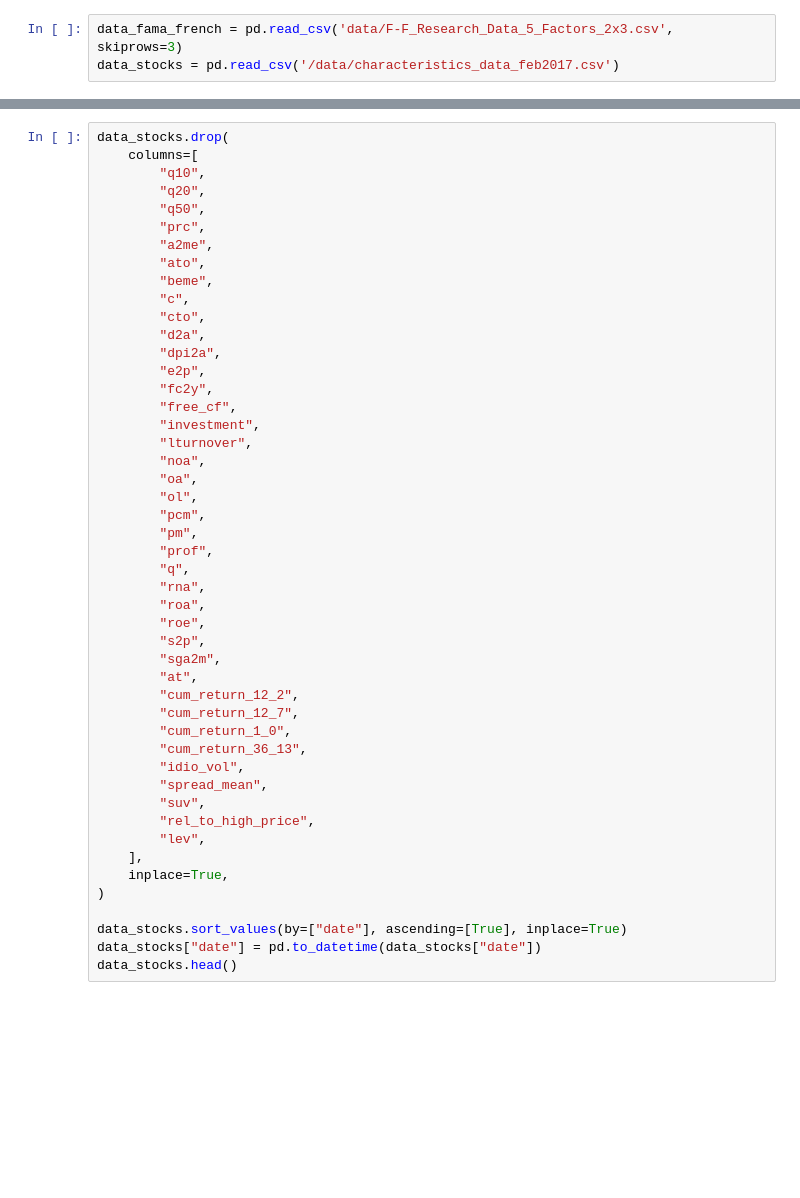
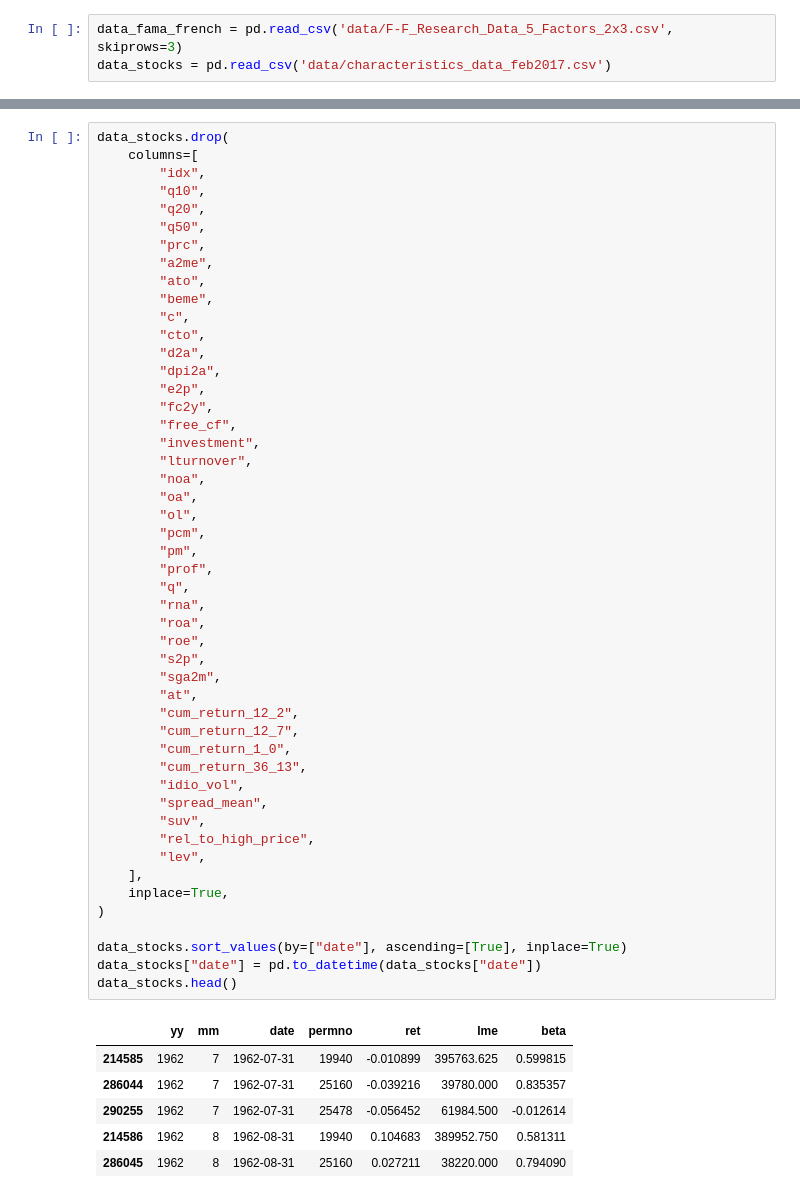
Before and after one commit to evucelic/HMM-Market-Regime-Estimation, a Jupyter notebook: main.ipynb, the cells around one changed output, grey strips where cells are left out. Saved outputs shown, nothing was run; the diff lists cells and outputs as text; blank space fills up the shorter version.

```diff
--- a/main.ipynb
+++ b/main.ipynb
@@ -6,6 +7,6 @@ import matplotlib.pyplot as plt
 # %%
 data_fama_french = pd.read_csv('data/F-F_Research_Data_5_Factors_2x3.csv', skiprows=3)
-data_stocks = pd.read_csv('/data/characteristics_data_feb2017.csv')
+data_stocks = pd.read_csv('data/characteristics_data_feb2017.csv')
 # %%
 data_fama_french['Date'] = pd.to_datetime(data_fama_french['Date'], format='%Y%m')
 data_fama_french = data_fama_french.set_index('Date')
@@ -30,6 +31,7 @@ data_fama_french
 # %%
 data_stocks.drop(
     columns=[
+        "idx",
         "q10",
         "q20",
         "q50",
@@ -48,30 +50,37 @@ data_stocks.drop(
         "lturnover",
         "noa",
         "oa",
         "ol",
         "pcm",
         "pm",
         "prof",
         "q",
         "rna",
         "roa",
         "roe",
         "s2p",
         "sga2m",
         "at",
         "cum_return_12_2",
         "cum_return_12_7",
         "cum_return_1_0",
         "cum_return_36_13",
         "idio_vol",
         "spread_mean",
         "suv",
         "rel_to_high_price",
         "lev",
     ],
     inplace=True,
 )
 
 data_stocks.sort_values(by=["date"], ascending=[True], inplace=True)
 data_stocks["date"] = pd.to_datetime(data_stocks["date"])
 data_stocks.head()
+# %% [output]
+|  | yy | mm | date | permno | ret | lme | beta |
+| 214585 | 1962 | 7 | 1962-07-31 | 19940 | -0.010899 | 395763.625 | 0.599815 |
+| 286044 | 1962 | 7 | 1962-07-31 | 25160 | -0.039216 | 39780.000 | 0.835357 |
+| 290255 | 1962 | 7 | 1962-07-31 | 25478 | -0.056452 | 61984.500 | -0.012614 |
+| 214586 | 1962 | 8 | 1962-08-31 | 19940 | 0.104683 | 389952.750 | 0.581311 |
+| 286045 | 1962 | 8 | 1962-08-31 | 25160 | 0.027211 | 38220.000 | 0.794090 |
```
Also changed, not shown: parts of 6 cells of this notebook, 2 other files.
